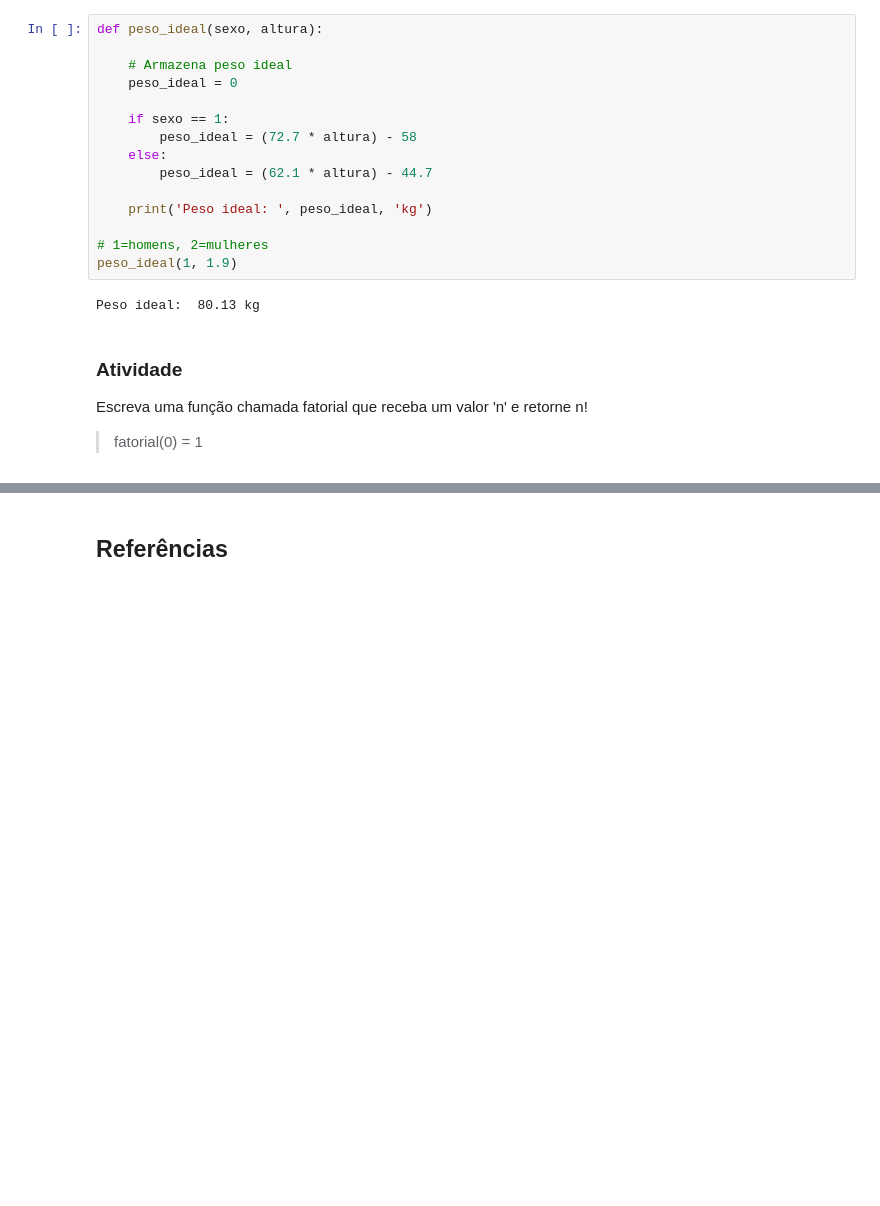
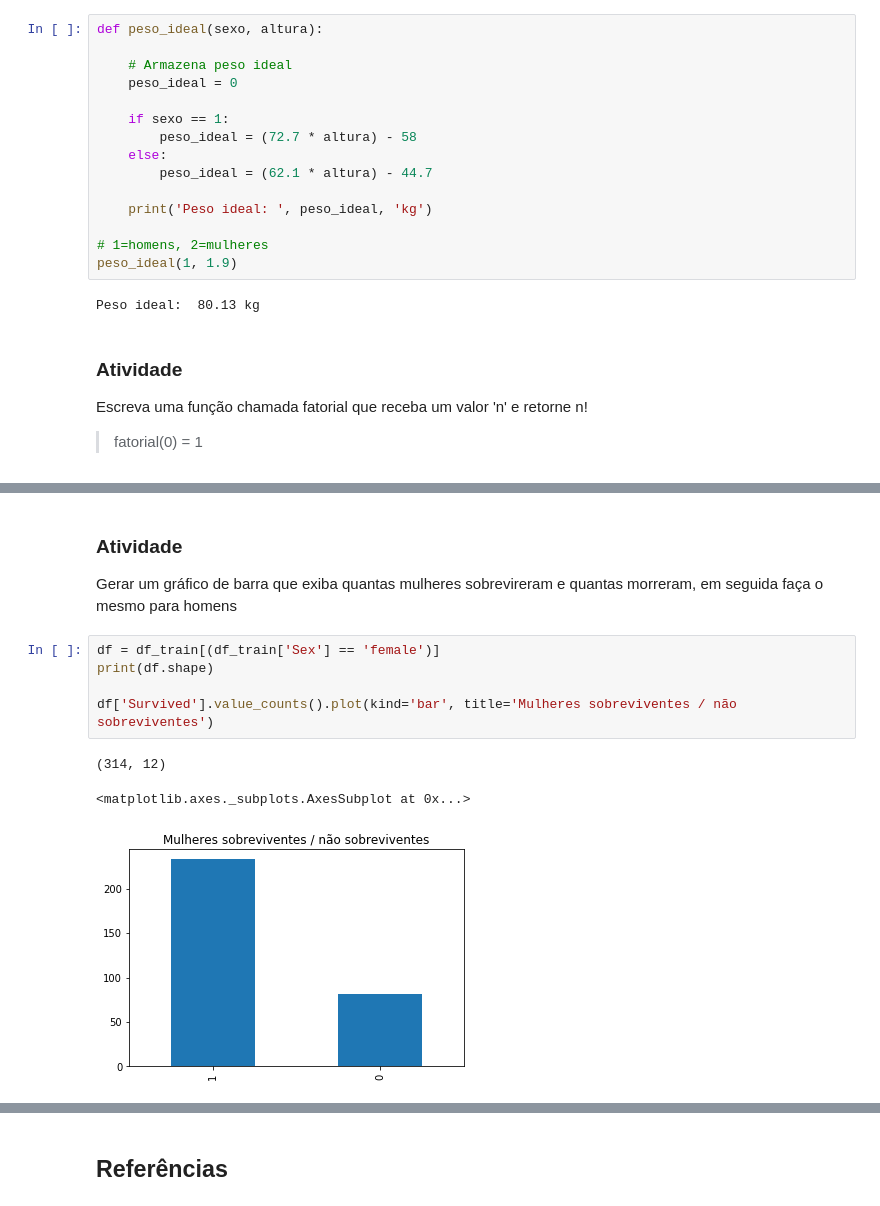
Before and after one commit to LucianoCarlos/minicurso_machine_learning, a Jupyter notebook: aprendizado_maquina_pandas_jupyter.ipynb, the cells around one changed output, grey strips where cells are left out. Saved outputs shown, nothing was run; the diff lists cells and outputs as text; blank space fills up the shorter version.

```diff
--- a/aprendizado_maquina_pandas_jupyter.ipynb
+++ b/aprendizado_maquina_pandas_jupyter.ipynb
@@ -474,0 +827,12 @@ Faça uma função que verifica se um número é primo.
+# %% [markdown]
+### Atividade
+Gerar um gráfico de barra que exiba quantas mulheres sobrevireram e quantas morreram, em seguida faça o mesmo para homens
+# %%
+df = df_train[(df_train['Sex'] == 'female')]
+print(df.shape)
+
+df['Survived'].value_counts().plot(kind='bar', title='Mulheres sobreviventes / não sobreviventes')
+# %% [output]
+(314, 12)
+<matplotlib.axes._subplots.AxesSubplot at 0x...>
+[figure, added]
```
Also changed, not shown: parts of 76 cells of this notebook.
